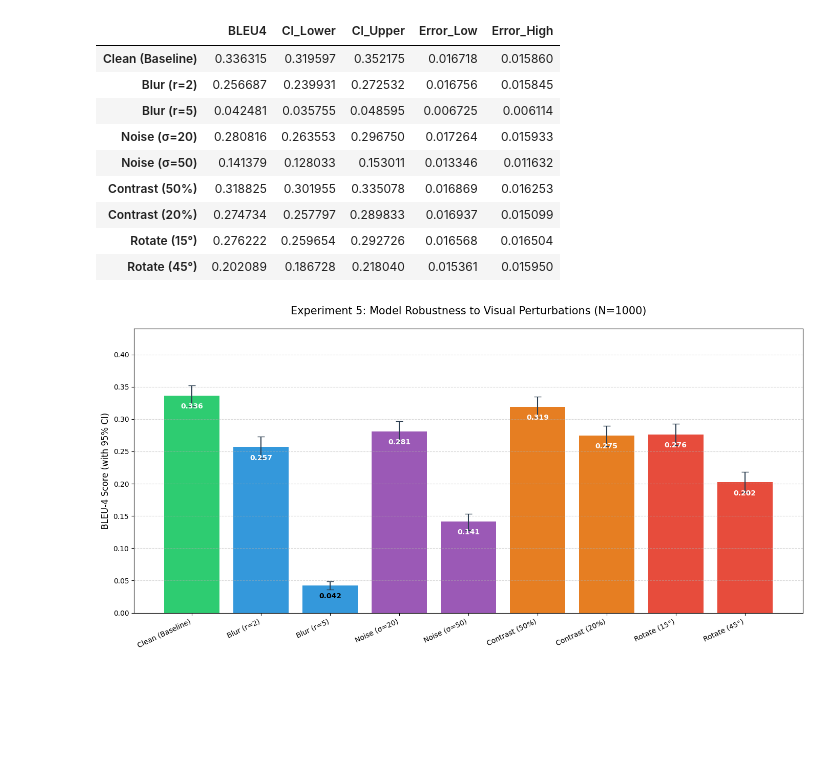
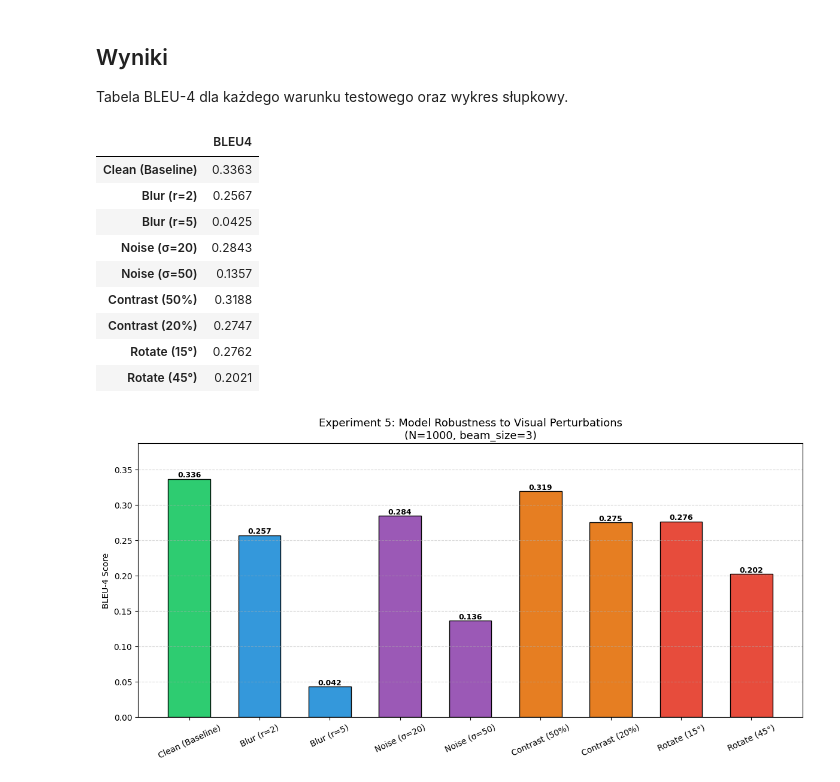
Before and after one commit to christopher-dabrowski/Show-and-Tell, a Jupyter notebook: eksperymenty/eksperyment-5.ipynb, the cells around one changed output. Saved outputs shown, nothing was run; the diff lists cells and outputs as text; code cells hidden in the pictures; blank space fills up the shorter version.

```diff
--- a/eksperymenty/eksperyment-5.ipynb
+++ b/eksperymenty/eksperyment-5.ipynb
@@ -48,7 +87,7 @@ Rigorous sampling complete: Exactly 1000 images ready for perturbation testing.
 # %%
 def apply_perturbation(image_path, p_type, severity):
     """
-    Reads image, NORMALIZES SIZE to 256x256 (CRITICAL!),
+    Reads image, NORMALIZES SIZE to 256x256,
     and applies perturbation with given severity.
     """
     img = Image.open(image_path).convert('RGB')
@@ -69,12 +108,3 @@ def apply_perturbation(image_path, p_type, severity):
         return img.rotate(severity, fillcolor=(0, 0, 0))
 
     return img
-
-def bootstrap_bleu(actual_refs, actual_hyps, n_iterations=1000):
-    """Calculating 95% Confidence Intervals (CI) for BLEU-4."""
-    scores = []
-    n = len(actual_hyps)
-    for _ in range(n_iterations):
-        indices = np.random.choice(n, n, replace=True)
-        scores.append(corpus_bleu([actual_refs[i] for i in indices], [actual_hyps[i] for i in indices], weights=(0.25, 0.25, 0.25, 0.25)))
-    return np.percentile(scores, 2.5), np.percentile(scores, 97.5)
@@ -115,38 +146,36 @@ for p_type, severity, label in test_suite:
+# %% [markdown]
+## Wyniki
+
+Tabela BLEU-4 dla każdego warunku testowego oraz wykres słupkowy.
 # %%
-df_rob = pd.DataFrame.from_dict(robustness_results, orient='index')
-df_rob['Error_Low'] = df_rob['BLEU4'] - df_rob['CI_Lower']
-df_rob['Error_High'] = df_rob['CI_Upper'] - df_rob['BLEU4']
-display(df_rob)
+df_rob = pd.DataFrame.from_dict(robustness_results, orient='index', columns=['BLEU4'])
+display(df_rob.round(4))
 
-fig, ax = plt.subplots(figsize=(14, 7))
-
-# Enhanced visualization (Bar chart with error bars and color coding)
-labels = df_rob.index
 colors = ['#2ecc71'] + ['#3498db']*2 + ['#9b59b6']*2 + ['#e67e22']*2 + ['#e74c3c']*2
 
-bars = ax.bar(labels, df_rob['BLEU4'], color=colors, yerr=[df_rob['Error_Low'], df_rob['Error_High']], capsize=5, ecolor='#2c3e50')
-
-ax.set_title(f'Experiment 5: Model Robustness to Visual Perturbations (N={SAMPLE_SIZE})', fontsize=15, pad=20)
-ax.set_ylabel('BLEU-4 Score (with 95% CI)', fontsize=12)
-ax.set_ylim(0, max(df_rob['CI_Upper']) * 1.25)
-ax.grid(axis='y', linestyle='--', alpha=0.5)
-plt.xticks(rotation=25, ha='right')
+fig, ax = plt.subplots(figsize=(12, 6))
+bars = ax.bar(df_rob.index, df_rob['BLEU4'], color=colors, width=0.6, edgecolor='black')
 
 for bar in bars:
-    yval = bar.get_height()
-    ax.text(bar.get_x() + bar.get_width()/2, yval - 0.02, f"{yval:.3f}", ha='center', color='white' if yval > 0.05 else 'black', fontweight='bold')
+    ax.text(bar.get_x() + bar.get_width()/2, bar.get_height() + 0.003,
+            f"{bar.get_height():.3f}", ha='center', fontsize=9, fontweight='bold')
 
+ax.set_title('Experiment 5: Model Robustness to Visual Perturbations\n(N=1000, beam_size=3)', fontsize=13)
+ax.set_ylabel('BLEU-4 Score')
+ax.set_ylim(0, df_rob['BLEU4'].max() * 1.15)
+ax.tick_params(axis='x', rotation=25)
+ax.grid(axis='y', linestyle='--', alpha=0.5)
 plt.tight_layout()
 plt.show()
 # %% [output]
-|  | BLEU4 | CI_Lower | CI_Upper | Error_Low | Error_High |
-| Clean (Baseline) | 0.336315 | 0.319597 | 0.352175 | 0.016718 | 0.015860 |
-| Blur (r=2) | 0.256687 | 0.239931 | 0.272532 | 0.016756 | 0.015845 |
-| Blur (r=5) | 0.042481 | 0.035755 | 0.048595 | 0.006725 | 0.006114 |
-| Noise (σ=20) | 0.280816 | 0.263553 | 0.296750 | 0.017264 | 0.015933 |
-| Noise (σ=50) | 0.141379 | 0.128033 | 0.153011 | 0.013346 | 0.011632 |
-| Contrast (50%) | 0.318825 | 0.301955 | 0.335078 | 0.016869 | 0.016253 |
-| Contrast (20%) | 0.274734 | 0.257797 | 0.289833 | 0.016937 | 0.015099 |
-| Rotate (15°) | 0.276222 | 0.259654 | 0.292726 | 0.016568 | 0.016504 |
-| Rotate (45°) | 0.202089 | 0.186728 | 0.218040 | 0.015361 | 0.015950 |
+|  | BLEU4 |
+| Clean (Baseline) | 0.3363 |
+| Blur (r=2) | 0.2567 |
+| Blur (r=5) | 0.0425 |
+| Noise (σ=20) | 0.2843 |
+| Noise (σ=50) | 0.1357 |
+| Contrast (50%) | 0.3188 |
+| Contrast (20%) | 0.2747 |
+| Rotate (15°) | 0.2762 |
+| Rotate (45°) | 0.2021 |
-[figure, old version]
+[figure, new version]
```
Also changed, not shown: parts of 8 cells of this notebook.
